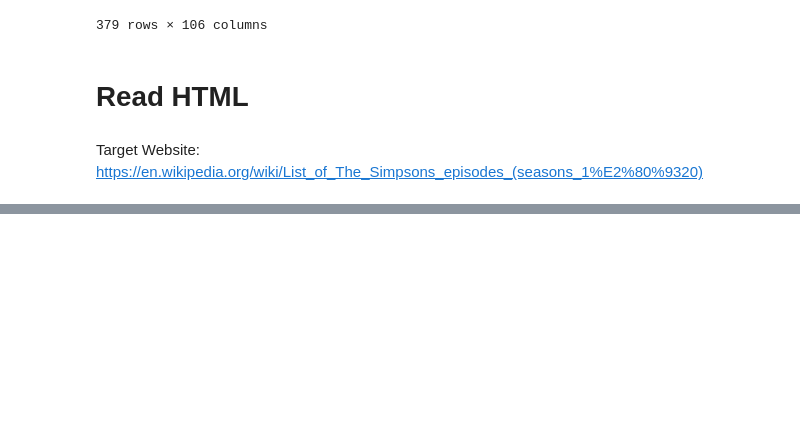
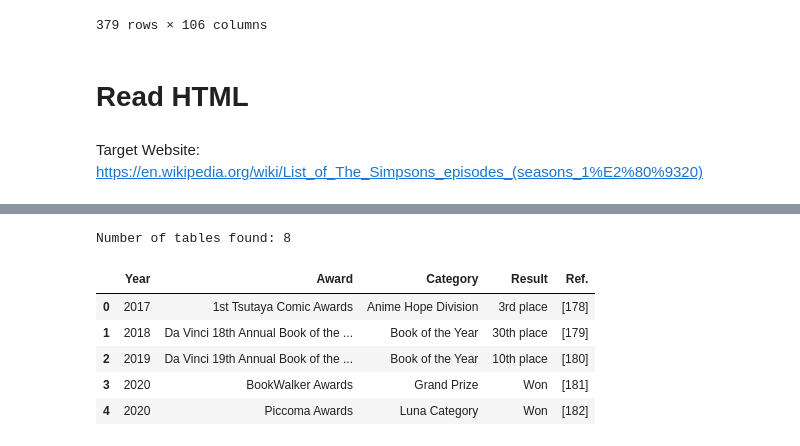
Before and after one commit to lerlerchan/automation, a Jupyter notebook: 1.Table Extraction/Extract CSV files and Tables from Websites.ipynb, the cells around one changed output, grey strips where cells are left out. Saved outputs shown, nothing was run; the diff lists cells and outputs as text; code cells hidden in the pictures; blank space fills up the shorter version.

```diff
--- a/1.Table Extraction/Extract CSV files and Tables from Websites.ipynb
+++ b/1.Table Extraction/Extract CSV files and Tables from Websites.ipynb
@@ -124,0 +155,21 @@ simpsons[1].head()
+# %%
+# Read the Wikipedia page
+url = "https://en.wikipedia.org/wiki/Demon_Slayer:_Kimetsu_no_Yaiba"
+tables = pd.read_html(url)
+# %%
+# Check the number of tables
+num_tables = len(tables)
+print(f"Number of tables found: {num_tables}")
+
+# Inspect the first table (you can adjust the index)
+relevant_table = tables[0]
+#print(relevant_table.head())  # Display the first few rows
+tables[1].head()
+# %% [output]
+Number of tables found: 8
+|  | Year | Award | Category | Result | Ref. |
+| 0 | 2017 | 1st Tsutaya Comic Awards | Anime Hope Division | 3rd place | [178] |
+| 1 | 2018 | Da Vinci 18th Annual Book of the ... | Book of the Year | 30th place | [179] |
+| 2 | 2019 | Da Vinci 19th Annual Book of the ... | Book of the Year | 10th place | [180] |
+| 3 | 2020 | BookWalker Awards | Grand Prize | Won | [181] |
+| 4 | 2020 | Piccoma Awards | Luna Category | Won | [182] |
```
Also changed, not shown: parts of 1 cell of this notebook.
